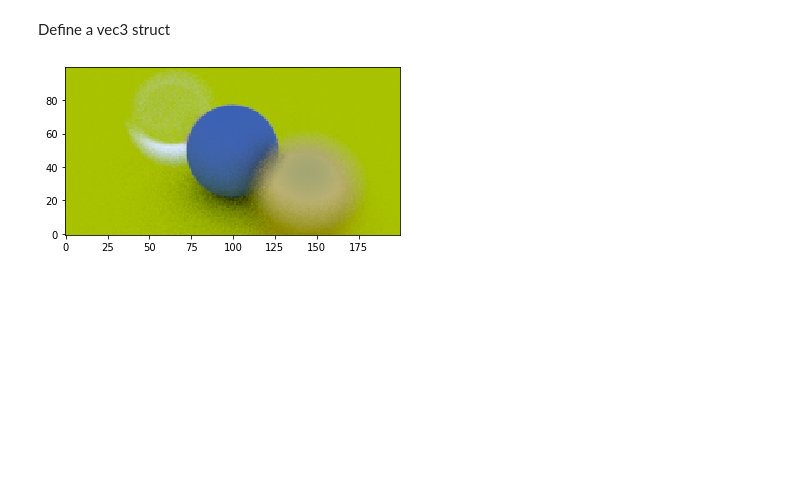
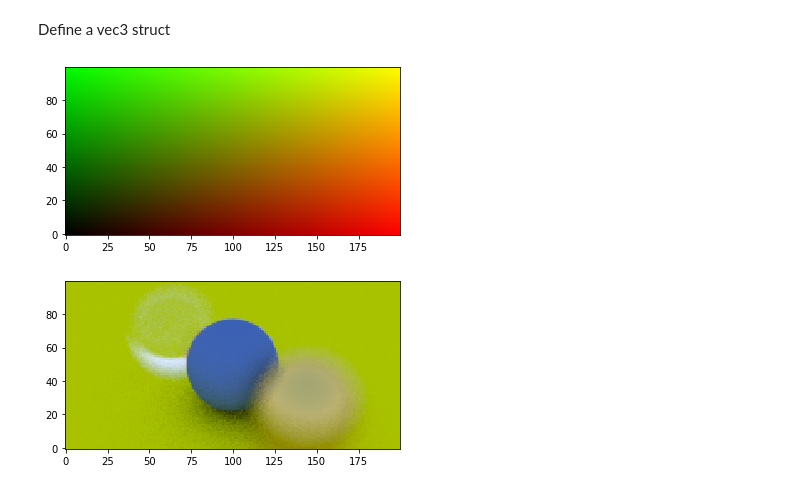
Before and after one commit to jackpal/colabraytracing, a Jupyter notebook: Ray_Tracing_in_One_Weekend.ipynb, the cells around one changed output. Saved outputs shown, nothing was run; the diff lists cells and outputs as text; code cells hidden in the pictures; blank space fills up the shorter version.

Commit message:
Add redGreenRamp to allow quick testing of image display.

```diff
--- a/Ray_Tracing_in_One_Weekend.ipynb
+++ b/Ray_Tracing_in_One_Weekend.ipynb
@@ -150,6 +150,19 @@ extension Vec3Image {
     plt.show()
   }
 }
+# %%
+func redGreenRamp(nx: Int, ny: Int) -> Vec3Image {
+  Array((0..<ny).map {y in
+    Array((0..<nx).map {x in
+      let r = Float(x) / Float(nx)
+      let g = Float(y) / Float(ny)
+      return Vec3(r, g, 0.0)
+    })
+  })
+}
+redGreenRamp(nx:200 , ny:100 ).show()
+# %% [output]
+[figure, added]
 # %%
 struct Ray {
   var origin: Vec3
```
